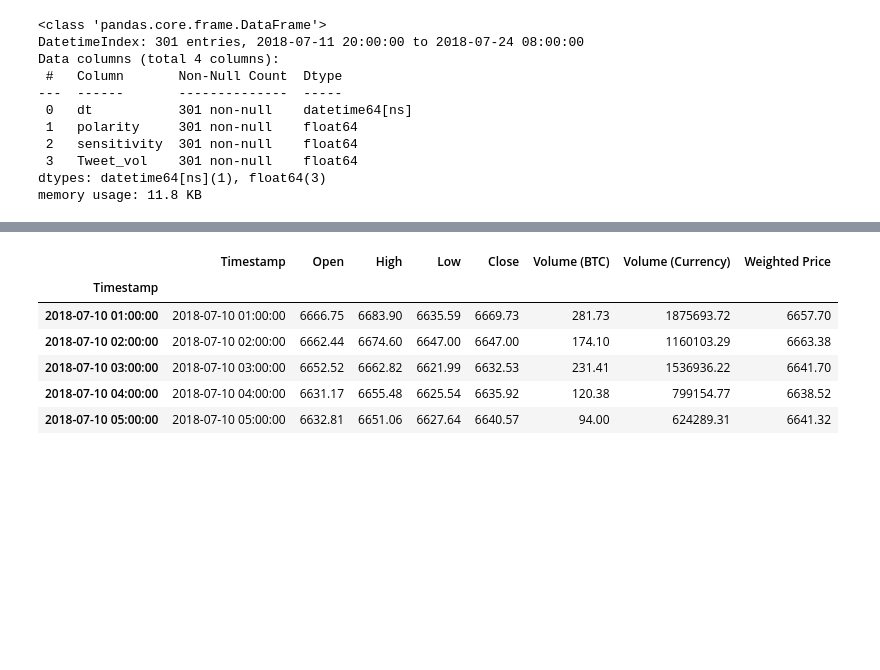
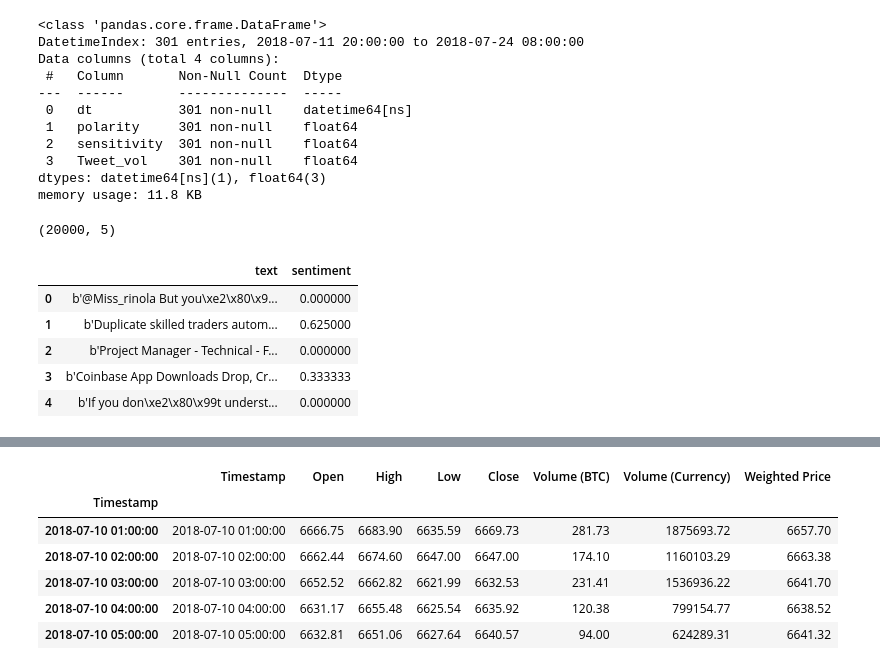
Before and after one commit to saadullahaleem/dspd-project, a Jupyter notebook: bitcoin_lstm_with_tweet_volume.ipynb, the cells around one changed output, grey strips where cells are left out. Cells and saved outputs as stored; diff of their text form; code cells hidden in the pictures; blank space fills up the shorter version.

```diff
--- a/bitcoin_lstm_with_tweet_volume.ipynb
+++ b/bitcoin_lstm_with_tweet_volume.ipynb
@@ -216,3 +229,19 @@ Data columns (total 4 columns):
  3   Tweet_vol    301 non-null    float64
 dtypes: datetime64[ns](1), float64(3)
 memory usage: 11.8 KB
+# %%
+train= pd.read_csv('/content/drive/MyDrive/Datasets/cleanprep.csv',nrows=20000)
+train.shape
+# %% [output]
+(20000, 5)
+# %%
+train.columns=['date','name','text','sentiment','polarity']
+train=train.drop(['date','name','polarity'],axis=1)
+train.head()
+# %% [output]
+|  | text | sentiment |
+| 0 | b'@Miss_rinola But you\xe2\x80\x9... | 0.000000 |
+| 1 | b'Duplicate skilled traders autom... | 0.625000 |
+| 2 | b'Project Manager - Technical - F... | 0.000000 |
+| 3 | b'Coinbase App Downloads Drop, Cr... | 0.333333 |
+| 4 | b'If you don\xe2\x80\x99t underst... | 0.000000 |
```
Also changed, not shown: parts of 34 cells of this notebook.
